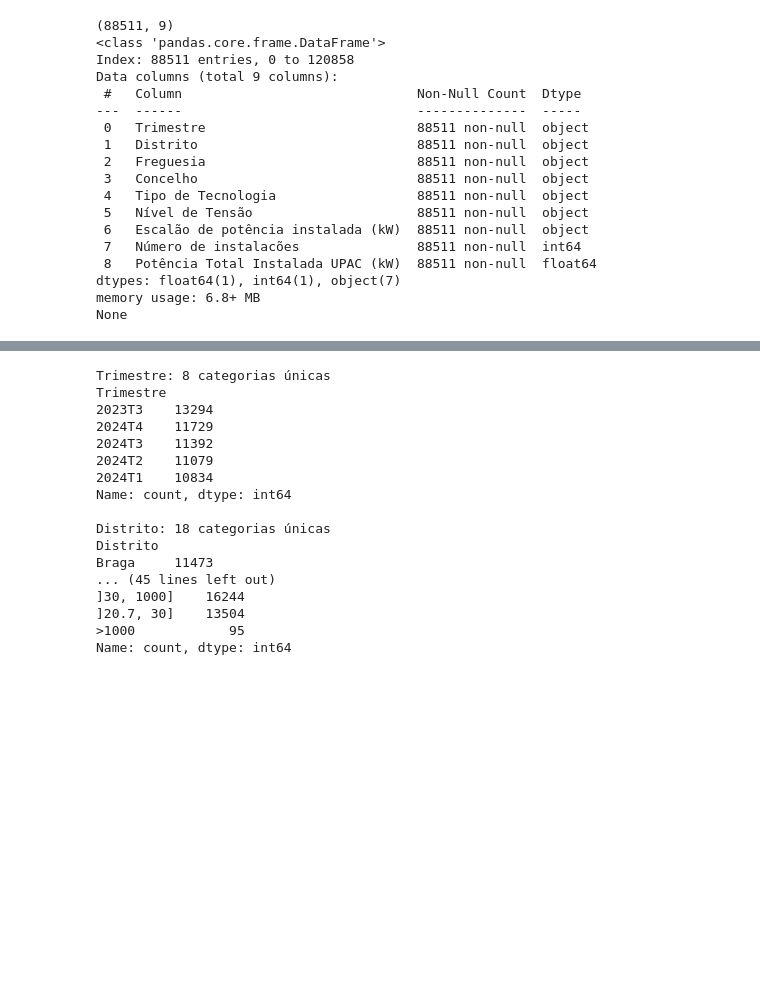
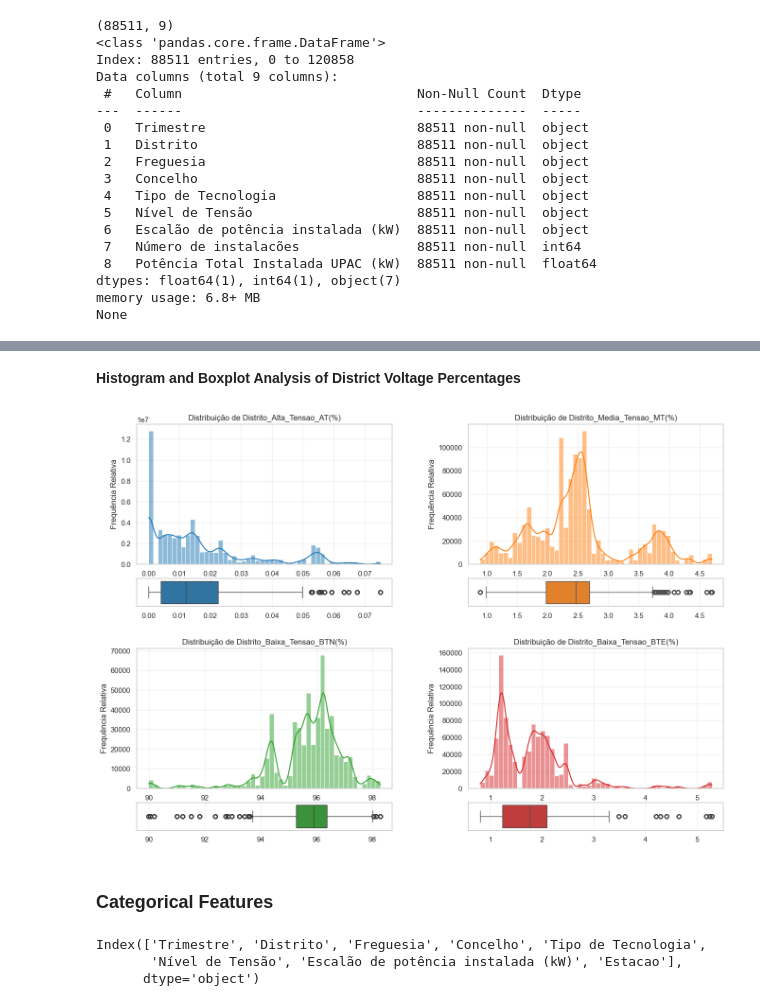
Before and after one commit to Mariana-rc01/WattWise, a Jupyter notebook: iara_notebook.ipynb, the cells around one changed output, grey strips where cells are left out. Drawn from its saved outputs; the diff is of its cells as text; code cells hidden in the pictures; blank space fills up the shorter version.

```diff
--- a/iara_notebook.ipynb
+++ b/iara_notebook.ipynb
@@ -368,23 +465,59 @@ None
+# %% [markdown]
+**Histogram and Boxplot Analysis of District Voltage Percentages**
+# %%
+sns.set(style='whitegrid')
+
+variables = [
+    'Distrito_Alta_Tensao_AT(%)',
+    'Distrito_Media_Tensao_MT(%)',
+    'Distrito_Baixa_Tensao_BTN(%)',
+    'Distrito_Baixa_Tensao_BTE(%)'
+]
+
+colors = ['#1f77b4', '#ff7f0e', '#2ca02c', '#d62728']
+
+fig = plt.figure(figsize=(16, 10))
+gs = gridspec.GridSpec(2, 2, height_ratios=[4, 4], width_ratios=[1, 1], hspace=0.60, wspace=0.3)
+
+for i, var in enumerate(variables):
+    row = i // 2
+    col = i % 2
+
+    # --- HISTOGRAMA ---
+    ax_hist = plt.subplot(gs[row, col])
+    sns.histplot(
+        df[var],
+        bins=50,
+        color=colors[i],
+        kde=True,
+        ax=ax_hist,
+        stat='frequency'
+    )
+    ax_hist.set_title(f'Distribuição de {var}', fontsize=12)
+    ax_hist.set_ylabel('Frequência Relativa')
+    ax_hist.grid(alpha=0.3)
+
+    # --- BOXPLOT  ---
+    ax_box = ax_hist.inset_axes([0, -0.3, 1, 0.2])
+    sns.boxplot(
+        x=df[var],
+        color=colors[i],
+        ax=ax_box
+    )
+    ax_box.set_yticks([])
+    ax_box.set_xlabel('')
+    ax_box.grid(alpha=0.3, axis='x')
+
+plt.tight_layout()
+plt.show()
+# %% [output]
+[figure, added]
+# %% [markdown]
+### Categorical Features
 # %%
-cat_cols = df.select_dtypes(include='object').columns
-for col in cat_cols:
-    print(f"\n{col}: {df[col].nunique()} categorias únicas")
-    print(df[col].value_counts().head(5))
+categorical_vars = df.select_dtypes(include=['object', 'category']).columns
+print(categorical_vars)
 # %% [output]
-Trimestre: 8 categorias únicas
-Trimestre
-2023T3    13294
-2024T4    11729
-2024T3    11392
-2024T2    11079
-2024T1    10834
-Name: count, dtype: int64
-
-Distrito: 18 categorias únicas
-Distrito
-Braga     11473
-... (45 lines left out)
-]30, 1000]    16244
-]20.7, 30]    13504
->1000            95
-Name: count, dtype: int64
+Index(['Trimestre', 'Distrito', 'Freguesia', 'Concelho', 'Tipo de Tecnologia',
+       'Nível de Tensão', 'Escalão de potência instalada (kW)', 'Estacao'],
+      dtype='object')
```
Also changed, not shown: parts of 21 cells of this notebook.
